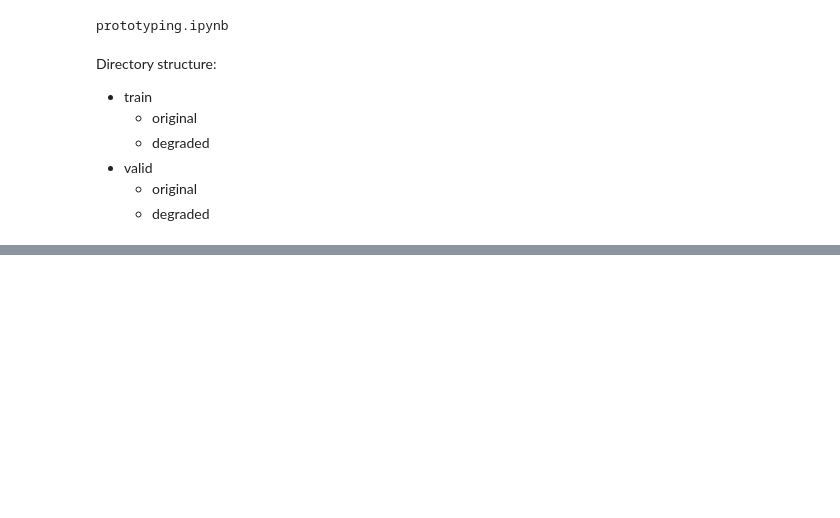
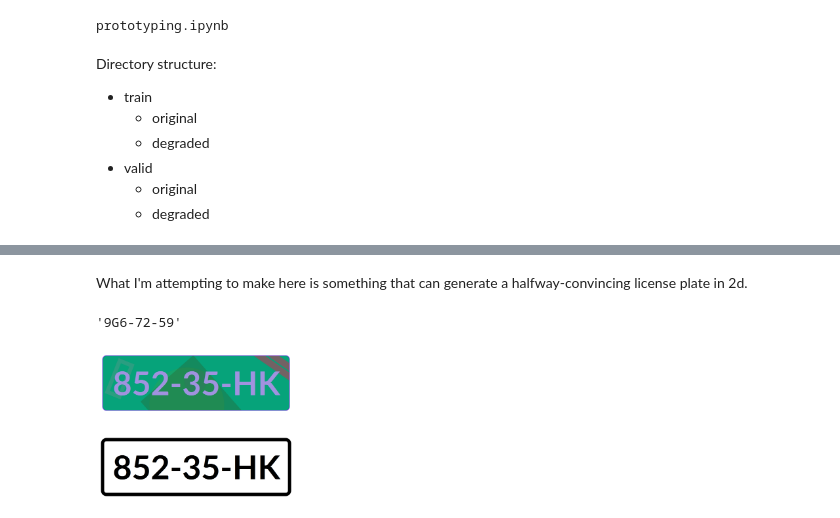
Before and after one commit to vinhowe/license-plate-super-resolution, a Jupyter notebook: notebooks/prototyping.ipynb, the cells around one changed output, grey strips where cells are left out. Drawn from its saved outputs; the diff is of its cells as text; code cells hidden in the pictures; blank space fills up the shorter version.

```diff
--- a/notebooks/prototyping.ipynb
+++ b/notebooks/prototyping.ipynb
@@ -122,0 +123,34 @@ display(IImage('test-degrade.jpg'))
+# %% [markdown]
+What I'm attempting to make here is something that can generate a halfway-convincing license plate in 2d.
+# %%
+# TODO (maybe): Might be nice to have a neural network that comes up with these too
+
+def alphabet_serial_gen():
+    return chr(ord("A") + random.randint(26))
+
+def number_serial_gen():
+    return str(random.randint(10))
+
+def alphanumeric_serial_gen():
+    return random.choice([alphabet_serial_gen(), number_serial_gen()])
+
+separators = ['-', '·']
+
+def generate_plate_serial():
+    num_chunks = random.randint(3) + 1
+    serial_string = ""
+    seperator = random.choice(separators)
+
+    for i in range(num_chunks):
+        chunk_generator = random.choice([alphabet_serial_gen, number_serial_gen, alphanumeric_serial_gen])
+        chunk_len = random.randint(2) + (5 - num_chunks)
+        serial_string += "".join([chunk_generator() for _ in range(chunk_len)])
+        if i < num_chunks - 1:
+            serial_string += random.choice([' ', seperator], p=[0.4, 0.6])
+
+    return serial_string
+
+
+generate_plate_serial()
+# %% [output]
+'9G6-72-59'
@@ -122,0 +330,10 @@ display(IImage('test-degrade.jpg'))
+# %%
+display_width = 200
+params = generate_plate_params()
+generate_plate(params, False, f"baseline-plate.png")
+generate_plate(params, True, f"highlighted-plate.png")
+display(IImage('baseline-plate.png', width=display_width, height=display_width))
+display(IImage('highlighted-plate.png', width=display_width, height=display_width))
+# %% [output]
+[figure, added]
+[figure, added]
```
Also changed, not shown: parts of 10 cells of this notebook.
